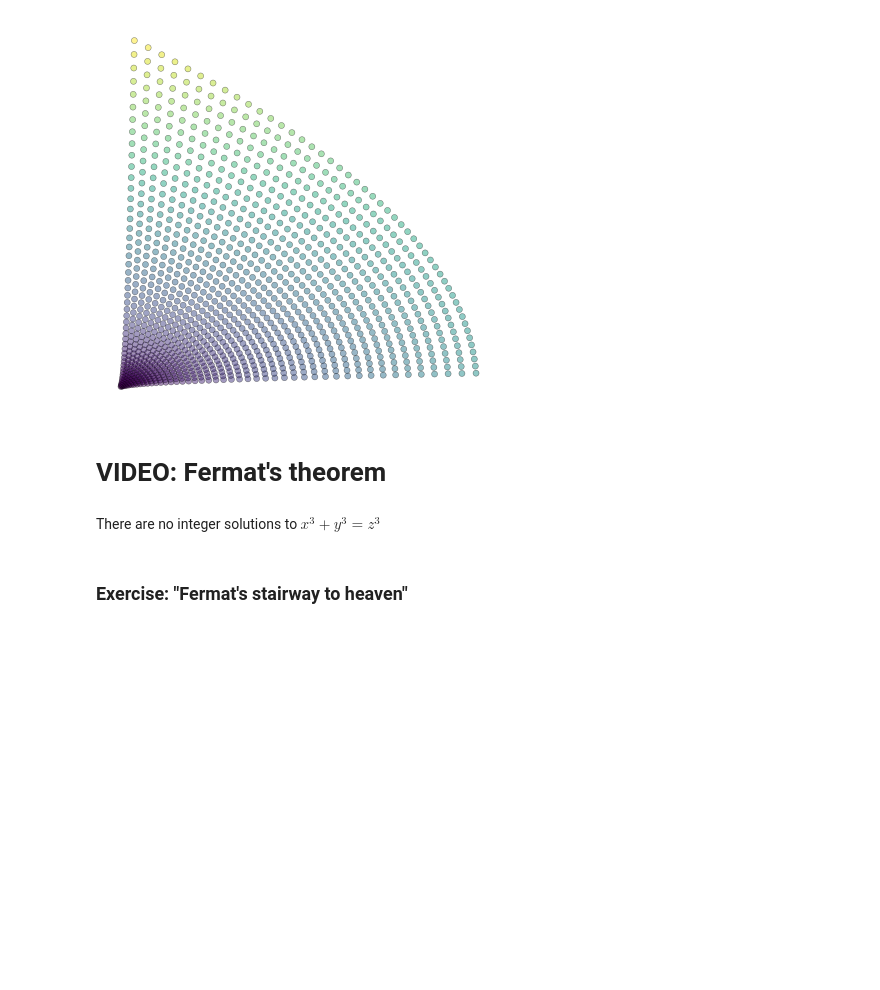
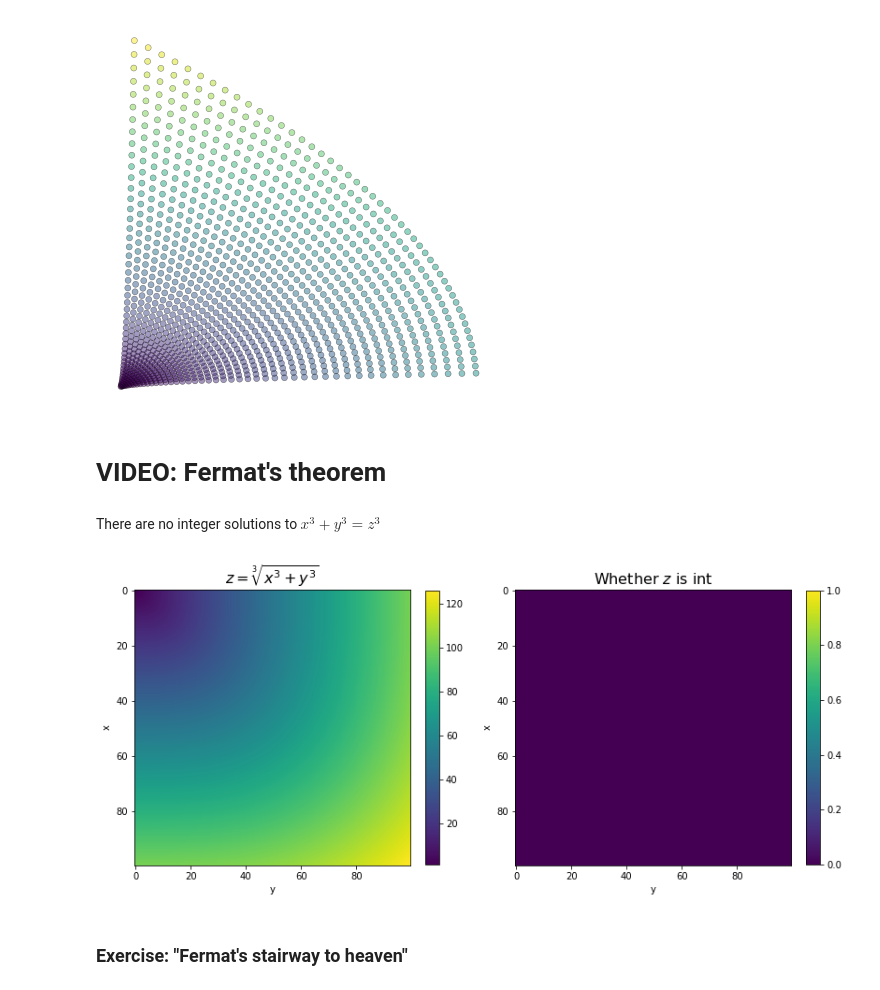
Before and after one commit to adel-nouar/Math_with_Python, a Jupyter notebook: Section14_pymath_numberTheory.ipynb, the cells around one changed output. Cells and saved outputs as stored; diff of their text form; code cells hidden in the pictures; blank space fills up the shorter version.

```diff
--- a/Section14_pymath_numberTheory.ipynb
+++ b/Section14_pymath_numberTheory.ipynb
@@ -132,5 +132,40 @@ plt.show()
 # VIDEO: Fermat's theorem
 # %% [markdown]
 There are no integer solutions to $x^3+y^3=z^3$
+# %%
+ints = np.arange(1,101)
+
+z = np.zeros((len(ints),len(ints)))
+
+# run the simulation
+for x in ints:
+    for y in ints:
+        z[x-1,y-1] = (x**3 + y**3)**(1/3)
+# %%
+# check for integers
+zInts = z%1 == 0
+# %%
+
+# now visualize
+fig,ax = plt.subplots(1,2,figsize=(12,6))
+fig.tight_layout(pad=5)
+
+# show the resulting z-values
+h = ax[0].imshow(z)
+fig.colorbar(h,ax=ax[0],fraction=.045)
+ax[0].set_xlabel('y')
+ax[0].set_ylabel('x')
+ax[0].set_title('$z=\sqrt[3]{x^3+y^3}$',fontsize=16)
+
+# show the boolean integer map
+h = ax[1].imshow(zInts,vmin=0,vmax=1)
+fig.colorbar(h,ax=ax[1],fraction=.045)
+ax[1].set_xlabel('y')
+ax[1].set_ylabel('x')
+ax[1].set_title('Whether $z$ is int',fontsize=16)
+
+plt.show()
+# %% [output]
+[figure, added]
 # %% [markdown]
 ### Exercise: "Fermat's stairway to heaven"
```
Also changed, not shown: parts of 2 cells of this notebook.
